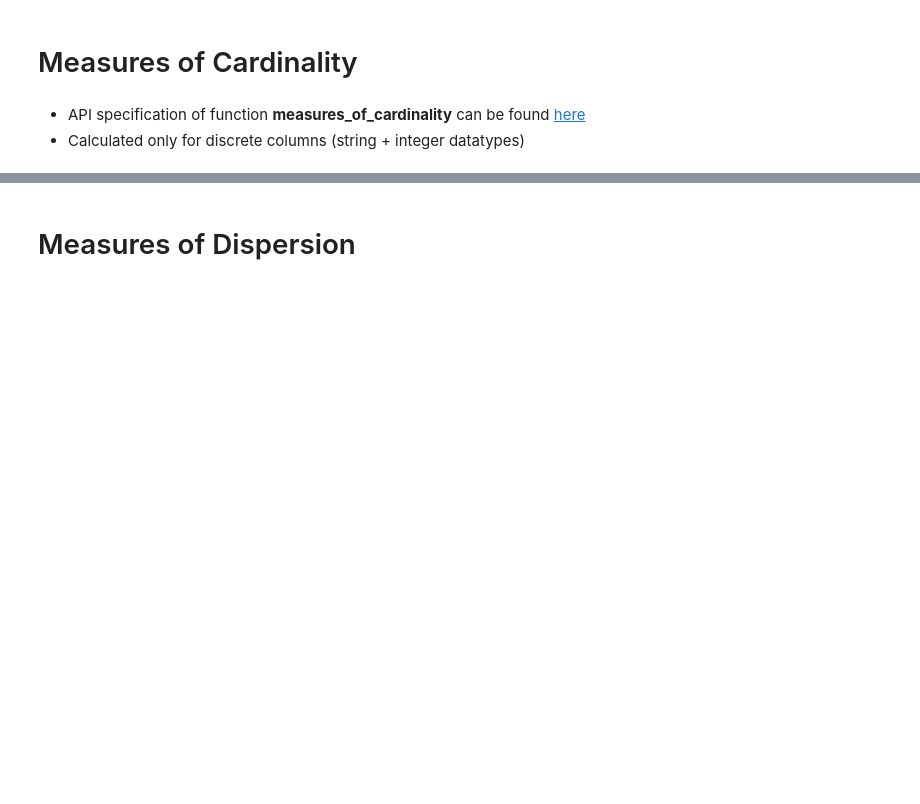
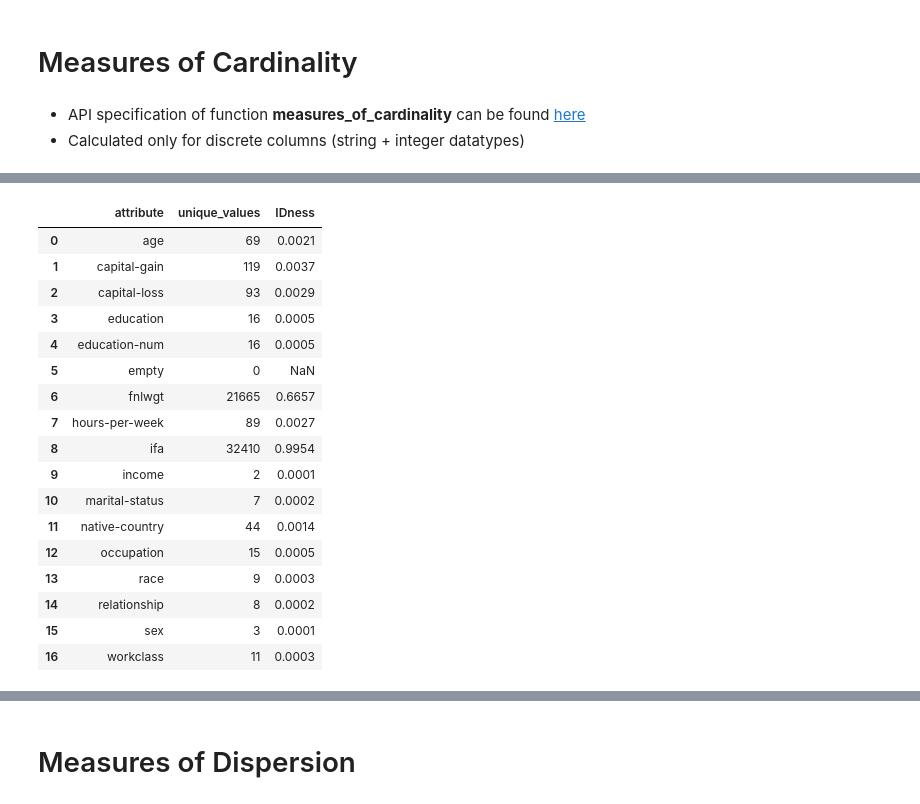
Before and after one commit to anovos/anovos, a Jupyter notebook: examples/notebooks/data_analyzer__stats_generator.ipynb, the cells around one changed output, grey strips where cells are left out. Drawn from its saved outputs; the diff is of its cells as text; code cells hidden in the pictures; blank space fills up the shorter version.

```diff
--- a/examples/notebooks/data_analyzer__stats_generator.ipynb
+++ b/examples/notebooks/data_analyzer__stats_generator.ipynb
@@ -317 +366,26 @@ odf.toPandas()
+# %%
+# Example 3 - with manadatory arguments and rsd=0.02 (rest arguments have default values)
+# rsd(relative standard deviation) is used when use_approx_unique_count is True which is True by default
+# rsd is 0.05 be default and lesser value(0.02) will compute more accurate unique values
+odf = measures_of_cardinality(spark, df, rsd=0.02)
+odf.toPandas()
+# %% [output]
+|  | attribute | unique_values | IDness |
+| 0 | age | 69 | 0.0021 |
+| 1 | capital-gain | 119 | 0.0037 |
+| 2 | capital-loss | 93 | 0.0029 |
+| 3 | education | 16 | 0.0005 |
+| 4 | education-num | 16 | 0.0005 |
+| 5 | empty | 0 | NaN |
+| 6 | fnlwgt | 21665 | 0.6657 |
+| 7 | hours-per-week | 89 | 0.0027 |
+| 8 | ifa | 32410 | 0.9954 |
+| 9 | income | 2 | 0.0001 |
+| 10 | marital-status | 7 | 0.0002 |
+| 11 | native-country | 44 | 0.0014 |
+| 12 | occupation | 15 | 0.0005 |
+| 13 | race | 9 | 0.0003 |
+| 14 | relationship | 8 | 0.0002 |
+| 15 | sex | 3 | 0.0001 |
+| 16 | workclass | 11 | 0.0003 |
 # %%
```
Also changed, not shown: parts of 29 cells of this notebook.
